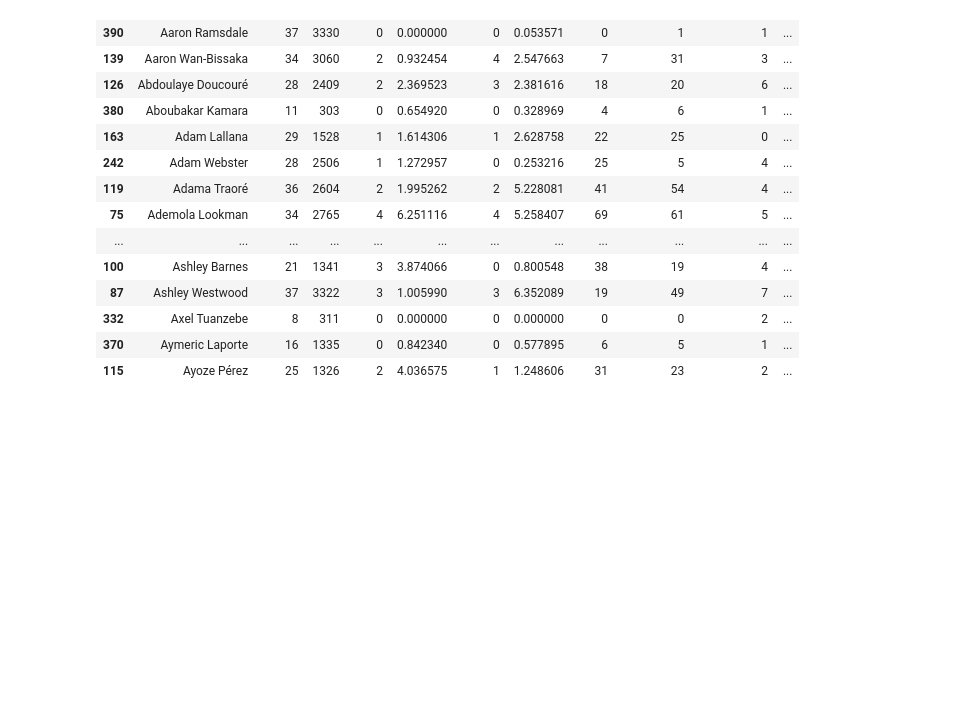
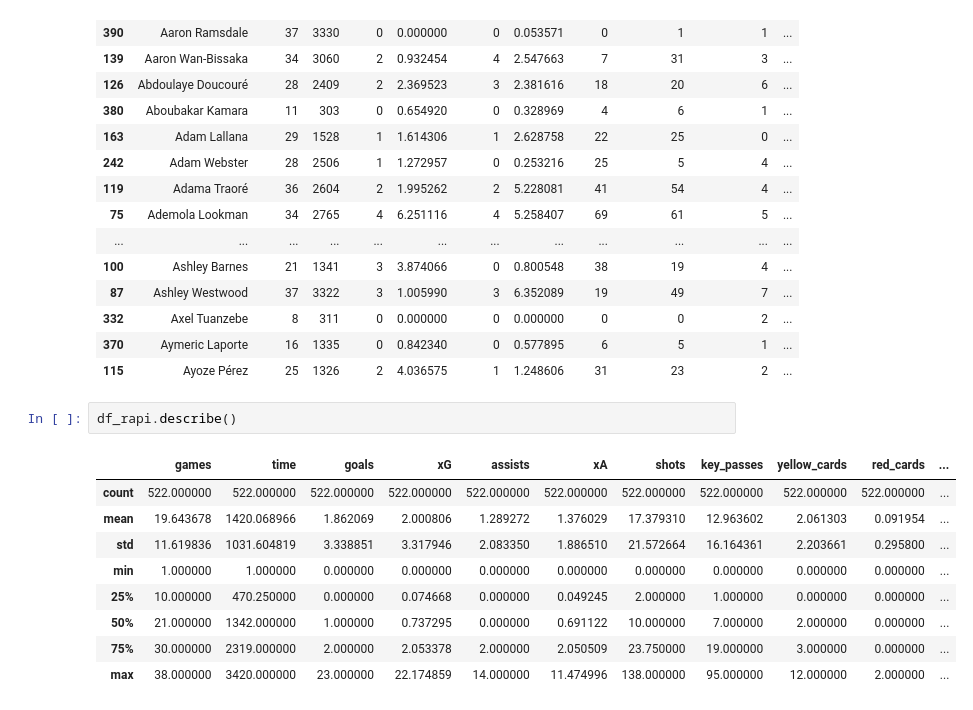
Before and after one commit to gilangAS20/metdat-science, a Jupyter notebook: pertemuan5_metdat.ipynb, the cells around one changed output. Saved outputs shown, nothing was run; the diff lists cells and outputs as text; blank space fills up the shorter version.

```diff
--- a/pertemuan5_metdat.ipynb
+++ b/pertemuan5_metdat.ipynb
@@ -174,3 +174,15 @@ df_rapi.head(50)
 | 332 | Axel Tuanzebe | 8 | 311 | 0 | 0.000000 | 0 | 0.000000 | 0 | 0 | 2 | ... |
 | 370 | Aymeric Laporte | 16 | 1335 | 0 | 0.842340 | 0 | 0.577895 | 6 | 5 | 1 | ... |
 | 115 | Ayoze Pérez | 25 | 1326 | 2 | 4.036575 | 1 | 1.248606 | 31 | 23 | 2 | ... |
+# %%
+df_rapi.describe()
+# %% [output]
+|  | games | time | goals | xG | assists | xA | shots | key_passes | yellow_cards | red_cards | ... |
+| count | 522.000000 | 522.000000 | 522.000000 | 522.000000 | 522.000000 | 522.000000 | 522.000000 | 522.000000 | 522.000000 | 522.000000 | ... |
+| mean | 19.643678 | 1420.068966 | 1.862069 | 2.000806 | 1.289272 | 1.376029 | 17.379310 | 12.963602 | 2.061303 | 0.091954 | ... |
+| std | 11.619836 | 1031.604819 | 3.338851 | 3.317946 | 2.083350 | 1.886510 | 21.572664 | 16.164361 | 2.203661 | 0.295800 | ... |
+| min | 1.000000 | 1.000000 | 0.000000 | 0.000000 | 0.000000 | 0.000000 | 0.000000 | 0.000000 | 0.000000 | 0.000000 | ... |
+| 25% | 10.000000 | 470.250000 | 0.000000 | 0.074668 | 0.000000 | 0.049245 | 2.000000 | 1.000000 | 0.000000 | 0.000000 | ... |
+| 50% | 21.000000 | 1342.000000 | 1.000000 | 0.737295 | 0.000000 | 0.691122 | 10.000000 | 7.000000 | 2.000000 | 0.000000 | ... |
+| 75% | 30.000000 | 2319.000000 | 2.000000 | 2.053378 | 2.000000 | 2.050509 | 23.750000 | 19.000000 | 3.000000 | 0.000000 | ... |
+| max | 38.000000 | 3420.000000 | 23.000000 | 22.174859 | 14.000000 | 11.474996 | 138.000000 | 95.000000 | 12.000000 | 2.000000 | ... |
```
Also changed, not shown: parts of 4 cells of this notebook.
